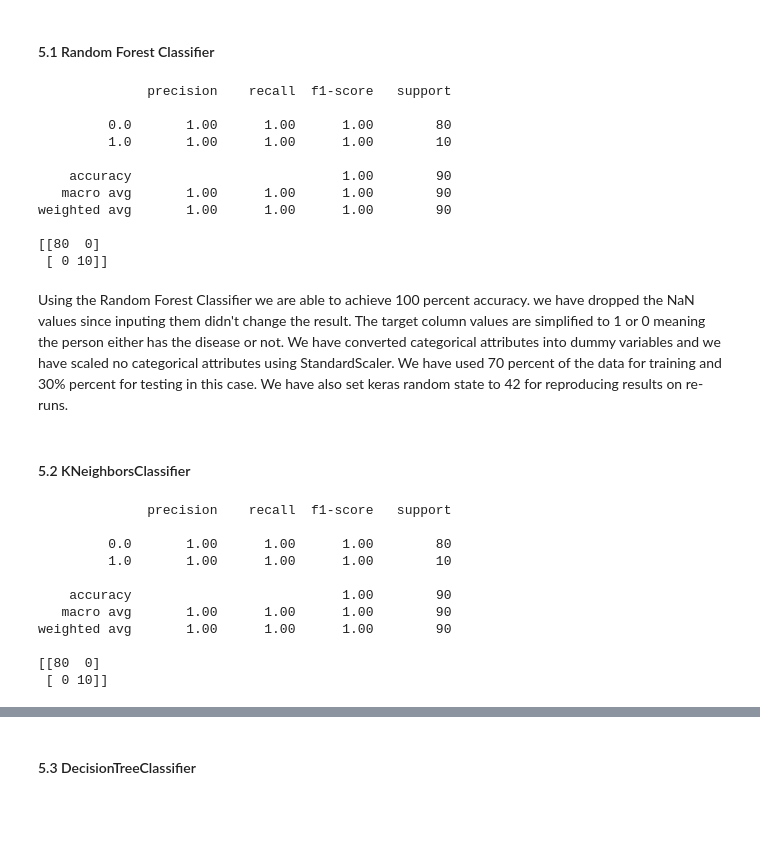
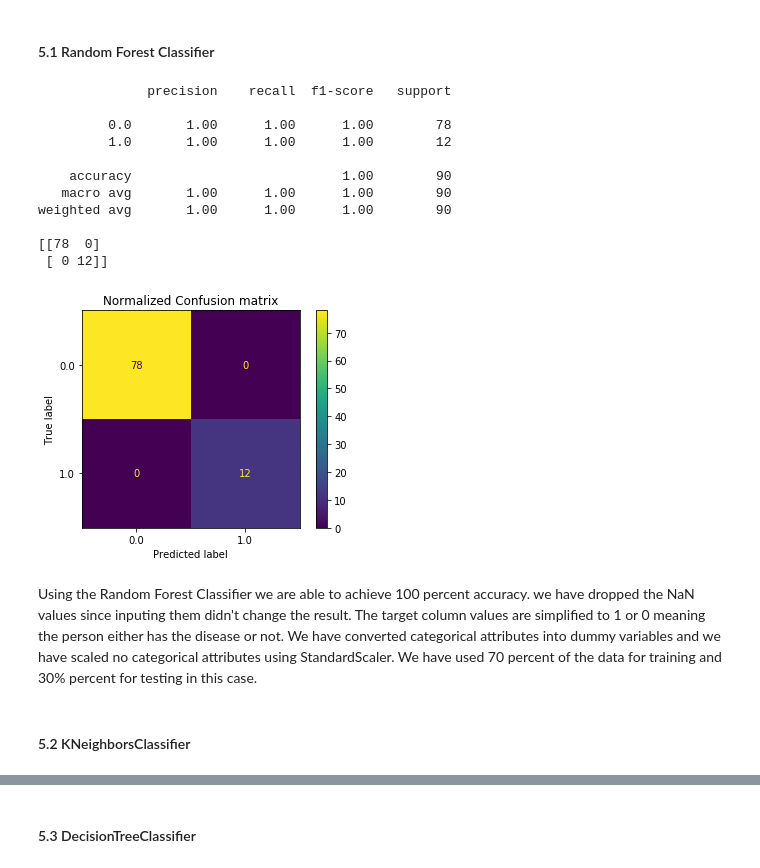
Before and after one commit to LeeviPelkonen/NeuralNetworks, a Jupyter notebook: Case1/Case_1.ipynb, the cells around one changed output, grey strips where cells are left out. Saved outputs shown, nothing was run; the diff lists cells and outputs as text; code cells hidden in the pictures; blank space fills up the shorter version.

```diff
--- a/Case1/Case_1.ipynb
+++ b/Case1/Case_1.ipynb
@@ -149,9 +178,13 @@ We have used Random Forest Classifier, KNeighborsClassifier, DecisionTreeClassif
 # %%
-# data preprocessing for random forest clasifer
+# data preprocessing for models
 
+# list of models with their accuracy
+models = { 'name': [], 'accuracy': [] }
+
+# since we have few instances with missing value we will remove them from the dataset
 data_rfc = data.dropna()
 
-# Convert categorical attributes into dummy/indicator variables
+# Convert categorical attributes into dummy/indicator variables (One hot encoding)
 data_rfc = pd.get_dummies(data_rfc, columns = ['sex', 'cp', 'fbs', 'restecg', 'exang', 'slope', 'ca', 'thal'])
 
 # scale non categorical attributes
@@ -165,5 +198,8 @@ samples= data_rfc.iloc[:,0:13].to_numpy()
 # simplifying the target column to 1 or 0 meaning a person have disease or not
 labels = 1.0 * (data_rfc.iloc[:, 13] > 0).to_numpy()
 
-# splitting data with random state set to 42 for reproducing same result on rerunnig model
-train_samples,test_samples,train_labels,test_labels = train_test_split(samples, labels, test_size=0.3,random_state=42)
+# splitting data with 30 percent for test and 70 percent for trainning, setting random state of keras to easily reproduce on re-runs
+train_samples,test_samples,train_labels,test_labels = train_test_split(samples, labels, test_size=0.3, random_state=10)
+
+# print one hot encoded and scaled data
+data_rfc.head()
@@ -172,40 +216,31 @@ train_samples,test_samples,train_labels,test_labels = train_test_split(samples,
 # %%
 rf_classifier = RandomForestClassifier(n_estimators=100)
 rf_classifier.fit(train_samples, train_labels)
 predicted_labels = rf_classifier.predict(test_samples)
 print(metrics.classification_report(test_labels, predicted_labels))
-print(metrics.confusion_matrix(test_labels, predicted_labels).T)
+
+models['name'].append('RandomForestClassifier')
+models['accuracy'].append(metrics.accuracy_score(test_labels, predicted_labels))
+
+# print(metrics.confusion_matrix(test_labels, predicted_labels).T)
+disp = metrics.plot_confusion_matrix(rf_classifier, test_samples, test_labels, normalize=None)
+disp.ax_.set_title("Normalized Confusion matrix")
+print(disp.confusion_matrix)
+plt.show()
 # %% [output]
               precision    recall  f1-score   support
 
-         0.0       1.00      1.00      1.00        80
-         1.0       1.00      1.00      1.00        10
+         0.0       1.00      1.00      1.00        78
+         1.0       1.00      1.00      1.00        12
 
     accuracy                           1.00        90
    macro avg       1.00      1.00      1.00        90
 weighted avg       1.00      1.00      1.00        90
 
-[[80  0]
- [ 0 10]]
+[[78  0]
+ [ 0 12]]
+[figure, added]
 # %% [markdown]
-Using the Random Forest Classifier we are able to achieve 100 percent accuracy. we have dropped the NaN values since inputing them didn't change the result. The target column values are simplified to 1 or 0 meaning the person either has the disease or not. We have converted categorical attributes into dummy variables and we have scaled no categorical attributes using StandardScaler. We have used 70 percent of the data for training and 30% percent for testing in this case. We have also set keras random state to 42 for reproducing results on re-runs.
+Using the Random Forest Classifier we are able to achieve 100 percent accuracy. we have dropped the NaN values since inputing them didn't change the result. The target column values are simplified to 1 or 0 meaning the person either has the disease or not. We have converted categorical attributes into dummy variables and we have scaled no categorical attributes using StandardScaler. We have used 70 percent of the data for training and 30% percent for testing in this case.
 # %% [markdown]
 #### 5.2 KNeighborsClassifier
-# %%
-knn_classifier = KNeighborsClassifier(n_neighbors = 10)
-knn_classifier.fit(train_samples, train_labels)
-predicted_labels = classifier.predict(test_samples)
-print(metrics.classification_report(test_labels, predicted_labels))
-print(metrics.confusion_matrix(test_labels, predicted_labels).T)
-# %% [output]
-              precision    recall  f1-score   support
-
-         0.0       1.00      1.00      1.00        80
-         1.0       1.00      1.00      1.00        10
-
-    accuracy                           1.00        90
-   macro avg       1.00      1.00      1.00        90
-weighted avg       1.00      1.00      1.00        90
-
-[[80  0]
- [ 0 10]]
```
Also changed, not shown: parts of 22 cells of this notebook, 1 other file.
